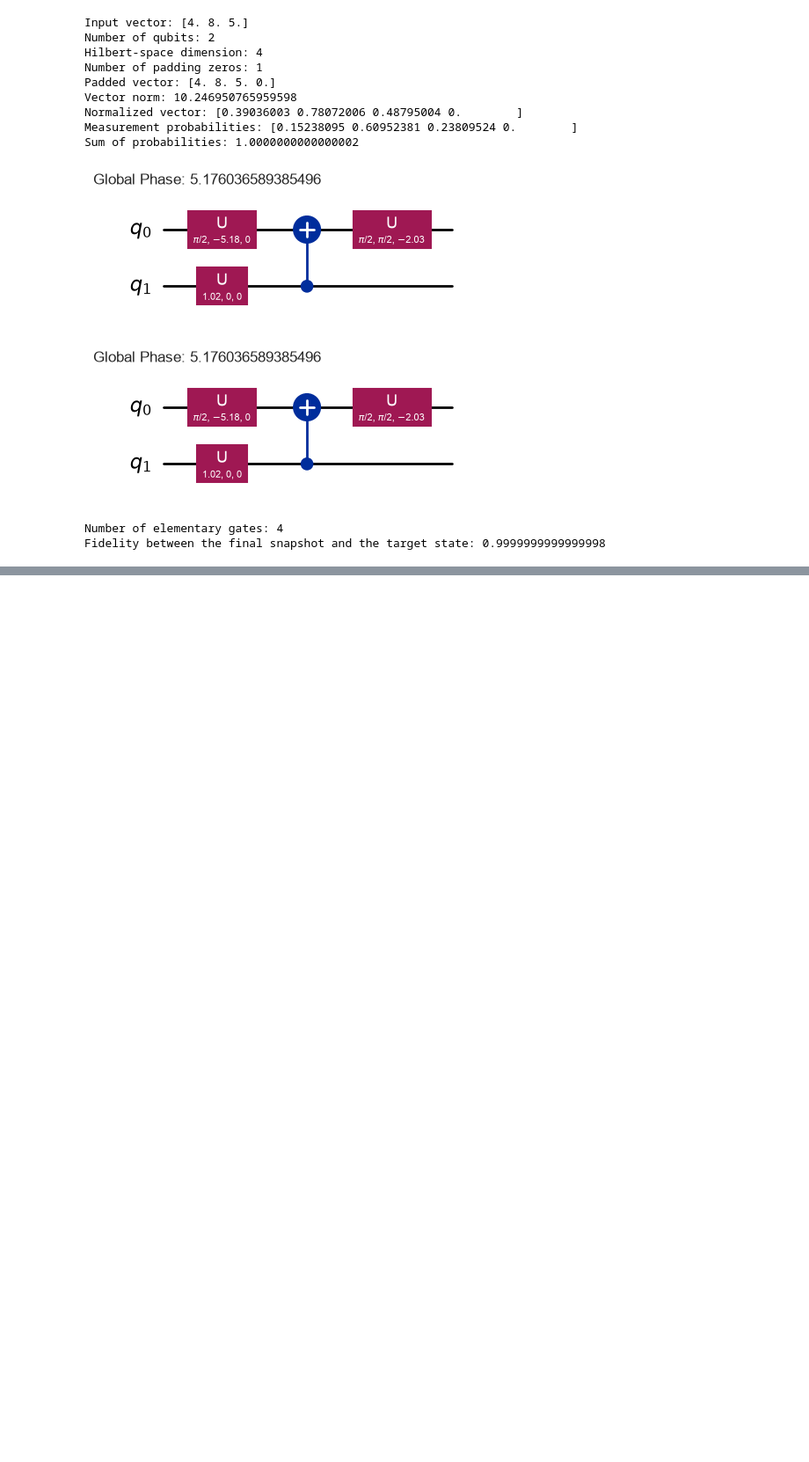
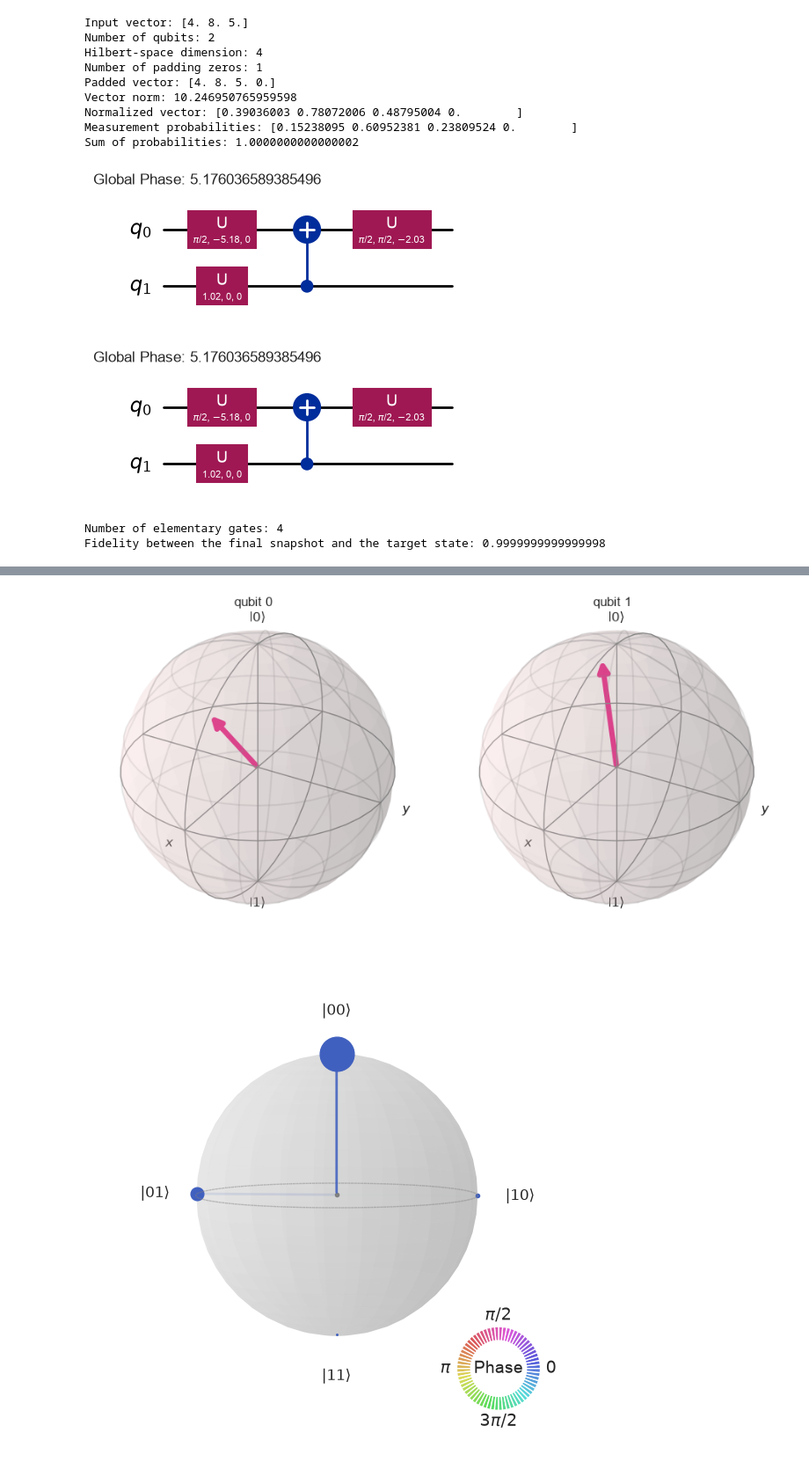
Before and after one commit to LegacYFTw/ece592-fall-2026, a Jupyter notebook: encoding_schemes.ipynb, the cells around one changed output, grey strips where cells are left out. Shown at 88% size. Drawn from its saved outputs; the diff is of its cells as text; code cells hidden in the pictures; blank space fills up the shorter version.

```diff
--- a/encoding_schemes.ipynb
+++ b/encoding_schemes.ipynb
@@ -1360,0 +1778,11 @@ HBox(children=(Play(value=0, description='Play', interval=1000, max=4), IntSlide
+# %%
+actual_angle_bloch_figure = plot_bloch_multivector(actual_angle_state)
+display(actual_angle_bloch_figure)
+plt.close(actual_angle_bloch_figure)
+
+actual_angle_qsphere_figure = plot_state_qsphere(actual_angle_state)
+display(actual_angle_qsphere_figure)
+plt.close(actual_angle_qsphere_figure)
+# %% [output]
+[figure, added]
+[figure, added]
```
Also changed, not shown: parts of 27 cells of this notebook, 2 other files.
